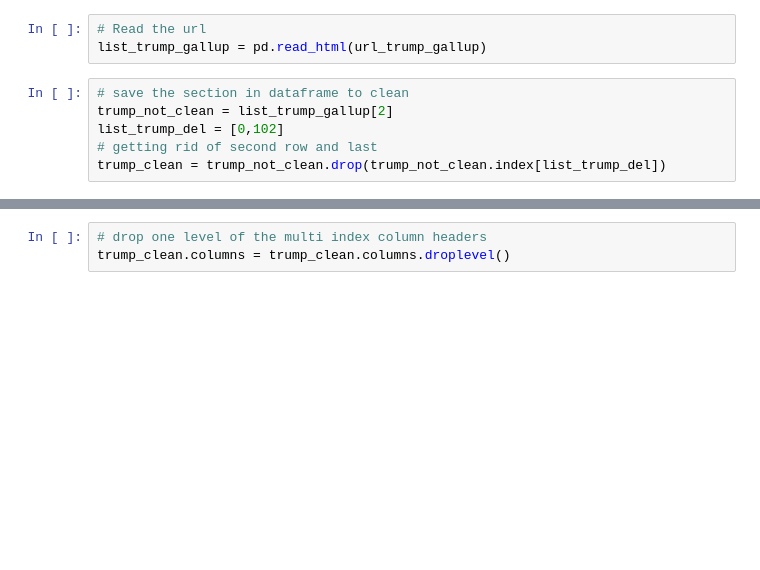
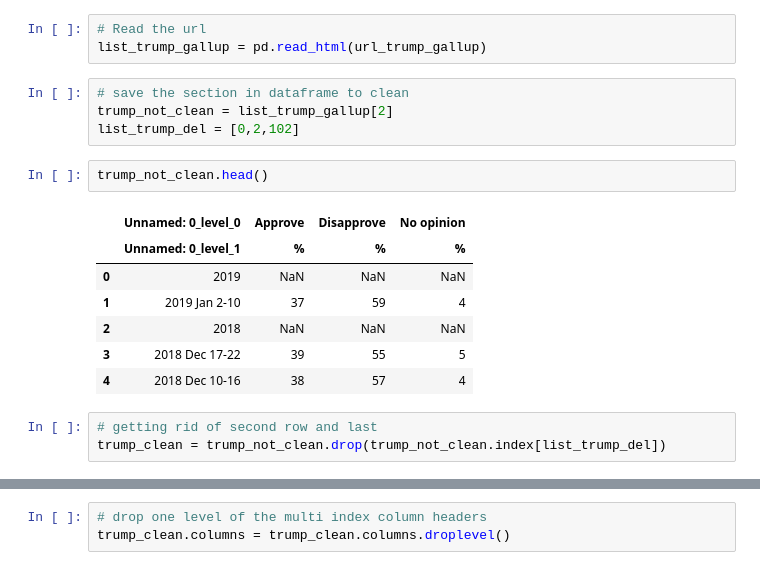
Before and after one commit to amritperera/Data-Bootcamp-Project-1, a Jupyter notebook: Code/Ahmeda_presi_congress_data.ipynb, the cells around one changed output, grey strips where cells are left out. Drawn from its saved outputs; the diff is of its cells as text; blank space fills up the shorter version.

Commit message:
pushing fix of trump dataframe

```diff
--- a/Code/Ahmeda_presi_congress_data.ipynb
+++ b/Code/Ahmeda_presi_congress_data.ipynb
@@ -183,9 +183,20 @@ url_trump_gallup = "https://news.gallup.com/poll/203198/presidential-approval-ra
 # %%
 # Read the url
 list_trump_gallup = pd.read_html(url_trump_gallup)
+# %%
+# save the section in dataframe to clean
+trump_not_clean = list_trump_gallup[2]
+list_trump_del = [0,2,102]
+# %%
+trump_not_clean.head()
+# %% [output]
+|  | Unnamed: 0_level_0 | Approve | Disapprove | No opinion |
+|  | Unnamed: 0_level_1 | % | % | % |
+| 0 | 2019 | NaN | NaN | NaN |
+| 1 | 2019 Jan 2-10 | 37 | 59 | 4 |
+| 2 | 2018 | NaN | NaN | NaN |
+| 3 | 2018 Dec 17-22 | 39 | 55 | 5 |
+| 4 | 2018 Dec 10-16 | 38 | 57 | 4 |
 # %%
-# save the section in dataframe to clean
-trump_not_clean = list_trump_gallup[2]
-list_trump_del = [0,102]
 # getting rid of second row and last
 trump_clean = trump_not_clean.drop(trump_not_clean.index[list_trump_del])
```
Also changed, not shown: parts of 3 cells of this notebook.
